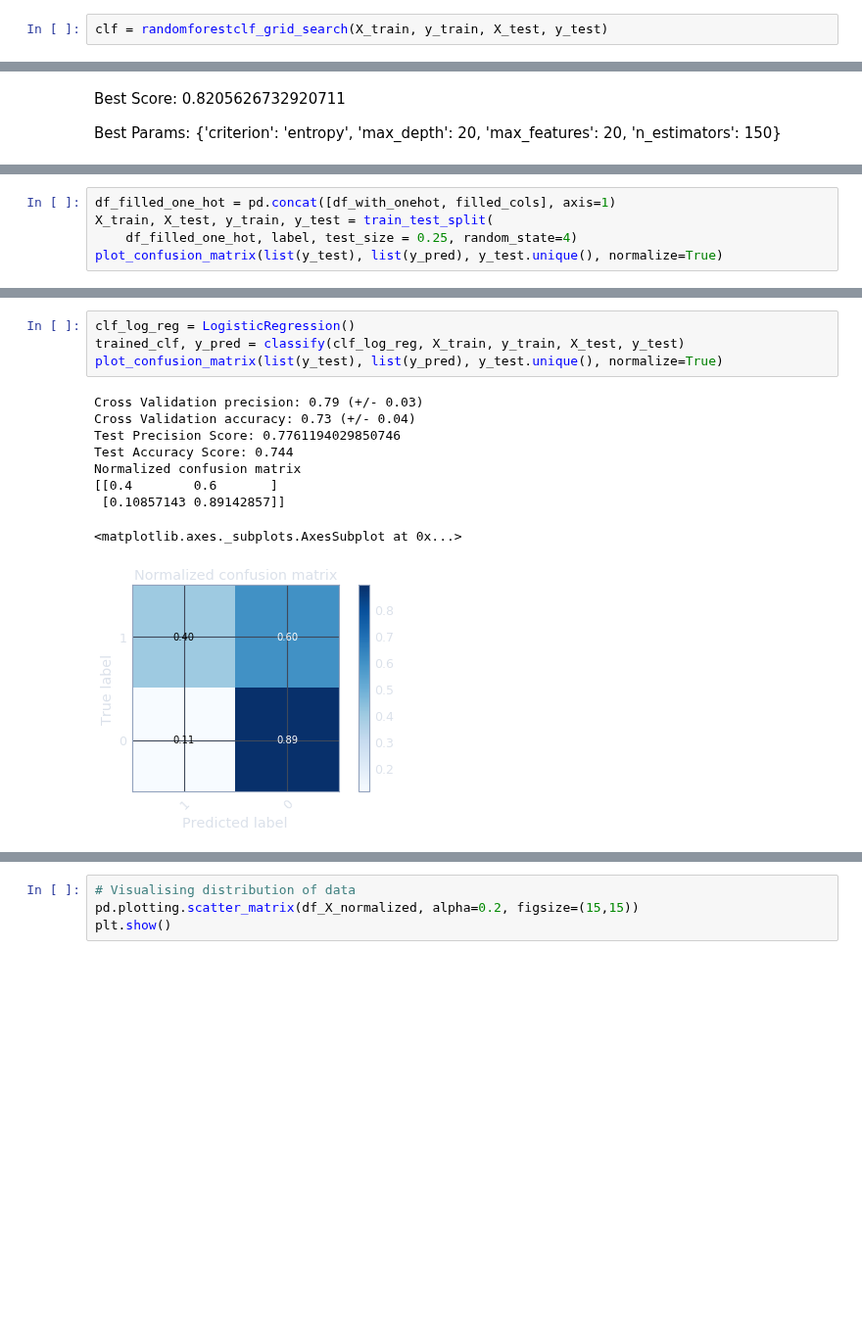
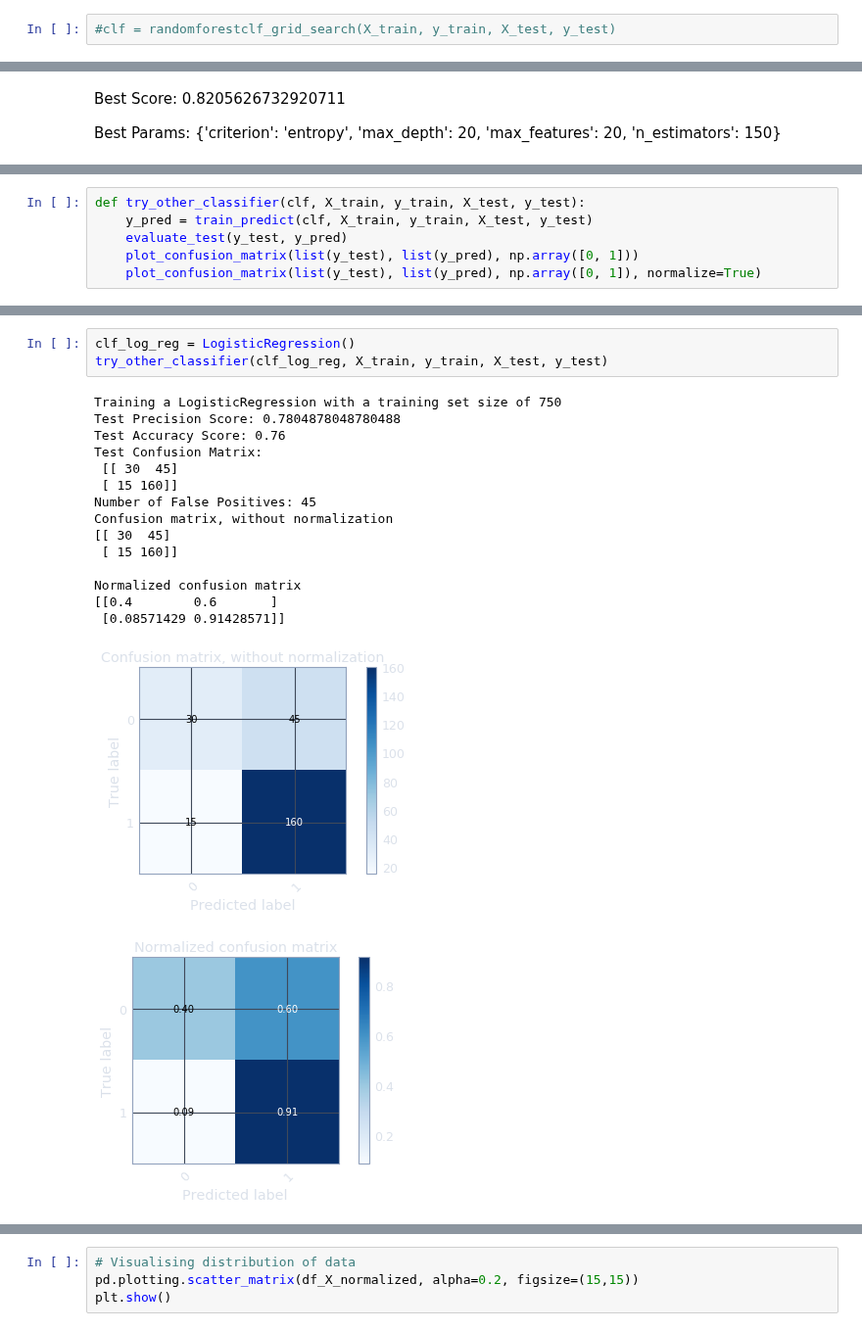
Before and after one commit to alyonavyshnevska/intelligent_data_analysis, a Jupyter notebook: Final_Project/FinalProject.ipynb, the cells around one changed output, grey strips where cells are left out. Shown at 98% size. Drawn from its saved outputs; the diff is of its cells as text; blank space fills up the shorter version.

Commit message:
clean up classifiers code

```diff
--- a/Final_Project/FinalProject.ipynb
+++ b/Final_Project/FinalProject.ipynb
@@ -1208,7 +1208,7 @@ def plot_confusion_matrix(y_true, y_pred, classes,
     fig.tight_layout()
     return ax
 # %%
-clf = randomforestclf_grid_search(X_train, y_train, X_test, y_test)
+#clf = randomforestclf_grid_search(X_train, y_train, X_test, y_test)
 # %% [output]
 Fitting 5 folds for each of 192 candidates, totalling 960 fits
 [Parallel(n_jobs=1)]: Using backend SequentialBackend with 1 concurrent workers.
@@ -1232,5 +1233,11 @@ Normalized confusion matrix
 <matplotlib.axes._subplots.AxesSubplot at 0x...>
 [figure]
 [figure]
+# %%
+def try_other_classifier(clf, X_train, y_train, X_test, y_test):
+    y_pred = train_predict(clf, X_train, y_train, X_test, y_test)
+    evaluate_test(y_test, y_pred)
+    plot_confusion_matrix(list(y_test), list(y_pred), np.array([0, 1]))
+    plot_confusion_matrix(list(y_test), list(y_pred), np.array([0, 1]), normalize=True)
 # %%
 clf_svm = SVC(random_state = 9, kernel='rbf')
@@ -1249,5 +1261,0 @@ Normalized confusion matrix
-# %%
-df_filled_one_hot = pd.concat([df_with_onehot, filled_cols], axis=1)
-X_train, X_test, y_train, y_test = train_test_split(
-    df_filled_one_hot, label, test_size = 0.25, random_state=4)
-plot_confusion_matrix(list(y_test), list(y_pred), y_test.unique(), normalize=True)
@@ -1288,16 +1282,22 @@ Normalized confusion matrix
 # %%
 clf_log_reg = LogisticRegression()
-trained_clf, y_pred = classify(clf_log_reg, X_train, y_train, X_test, y_test)
-plot_confusion_matrix(list(y_test), list(y_pred), y_test.unique(), normalize=True)
+try_other_classifier(clf_log_reg, X_train, y_train, X_test, y_test)
 # %% [output]
-Cross Validation precision: 0.79 (+/- 0.03)
-Cross Validation accuracy: 0.73 (+/- 0.04)
-Test Precision Score: 0.7761194029850746
-Test Accuracy Score: 0.744
+Training a LogisticRegression with a training set size of 750
+Test Precision Score: 0.7804878048780488
+Test Accuracy Score: 0.76
+Test Confusion Matrix:
+ [[ 30  45]
+ [ 15 160]]
+Number of False Positives: 45
+Confusion matrix, without normalization
+[[ 30  45]
+ [ 15 160]]
+
 Normalized confusion matrix
 [[0.4        0.6       ]
- [0.10857143 0.89142857]]
+ [0.08571429 0.91428571]]
-<matplotlib.axes._subplots.AxesSubplot at 0x...>
-[figure, old version]
+[figure, new version]
+[figure, added]
 # %%
 clf_extra = ExtraTreesClassifier()
```
Also changed, not shown: parts of 8 cells of this notebook.
